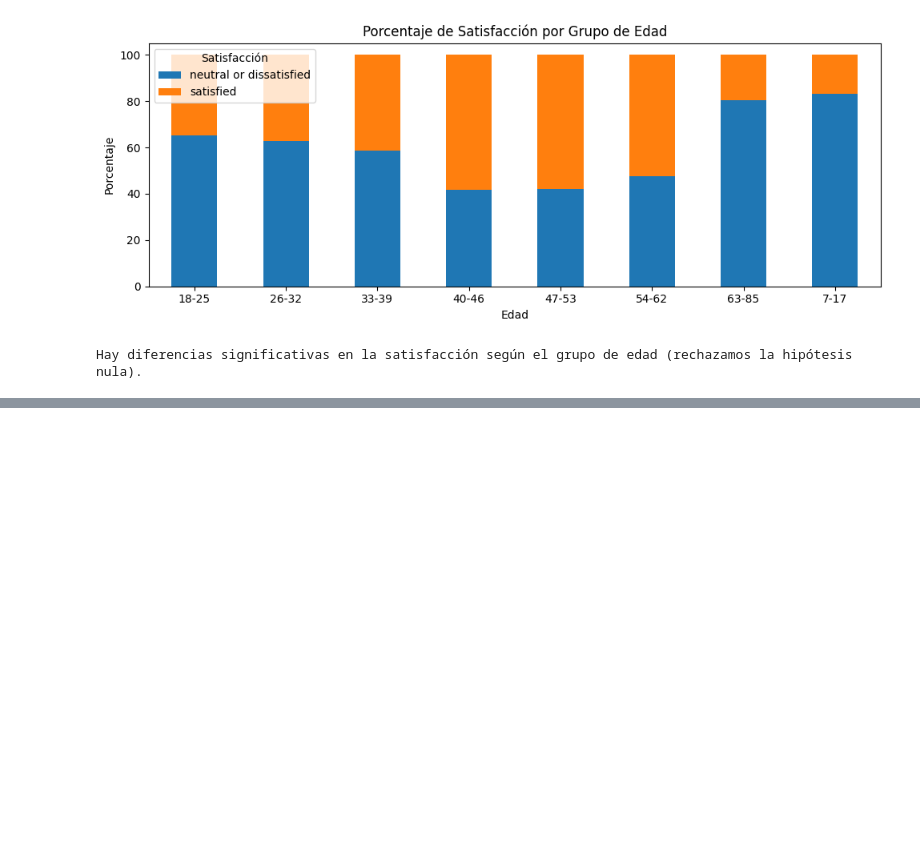
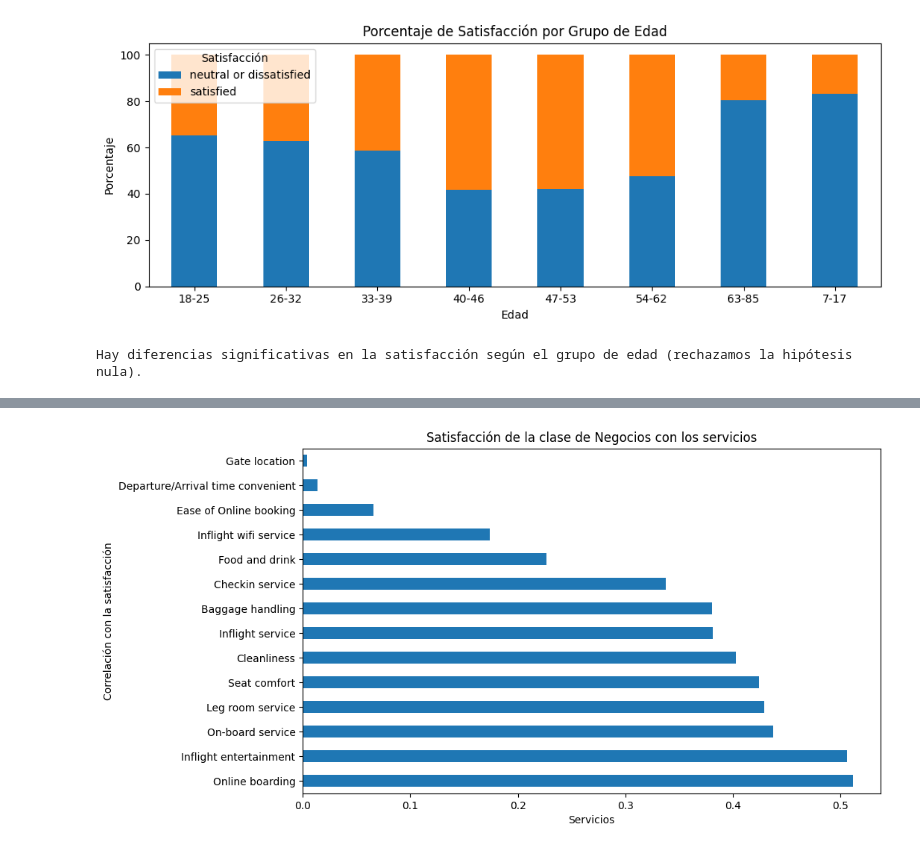
Before and after one commit to fgghi/Proyecto-Sis-Inteligentes, a Jupyter notebook: EDA/eda-notebook.ipynb, the cells around one changed output, grey strips where cells are left out. Cells and saved outputs as stored; diff of their text form; code cells hidden in the pictures; blank space fills up the shorter version.

```diff
--- a/EDA/Proyecto_Final_Sis_int copy.ipynb
+++ b/EDA/eda-notebook.ipynb
@@ -738,0 +794,21 @@ Negocios?
+# %%
+selected_columns = [
+    'Inflight wifi service', 'Departure/Arrival time convenient', 'Ease of Online booking', 'Gate location',
+    'Food and drink', 'Online boarding', 'Seat comfort', 'Inflight entertainment', 'On-board service',
+    'Leg room service', 'Baggage handling', 'Checkin service', 'Inflight service', 'Cleanliness', 'satisfaction'
+]
+
+df_business_services = data_transformed[data_transformed['Class'] == 0][selected_columns]
+
+correlation_matrix = df_business_services.corr()
+correlation = correlation_matrix['satisfaction'].drop('satisfaction')
+correlation = correlation.abs().sort_values(ascending=False)
+
+
+correlation.plot(kind='barh', figsize=(10, 6))
+plt.title('Satisfacción de la clase de Negocios con los servicios')
+plt.xlabel('Servicios')
+plt.ylabel('Correlación con la satisfacción')
+plt.show()
+# %% [output]
+[figure, added]
```
Also changed, not shown: parts of 32 cells of this notebook, 4 other files.
